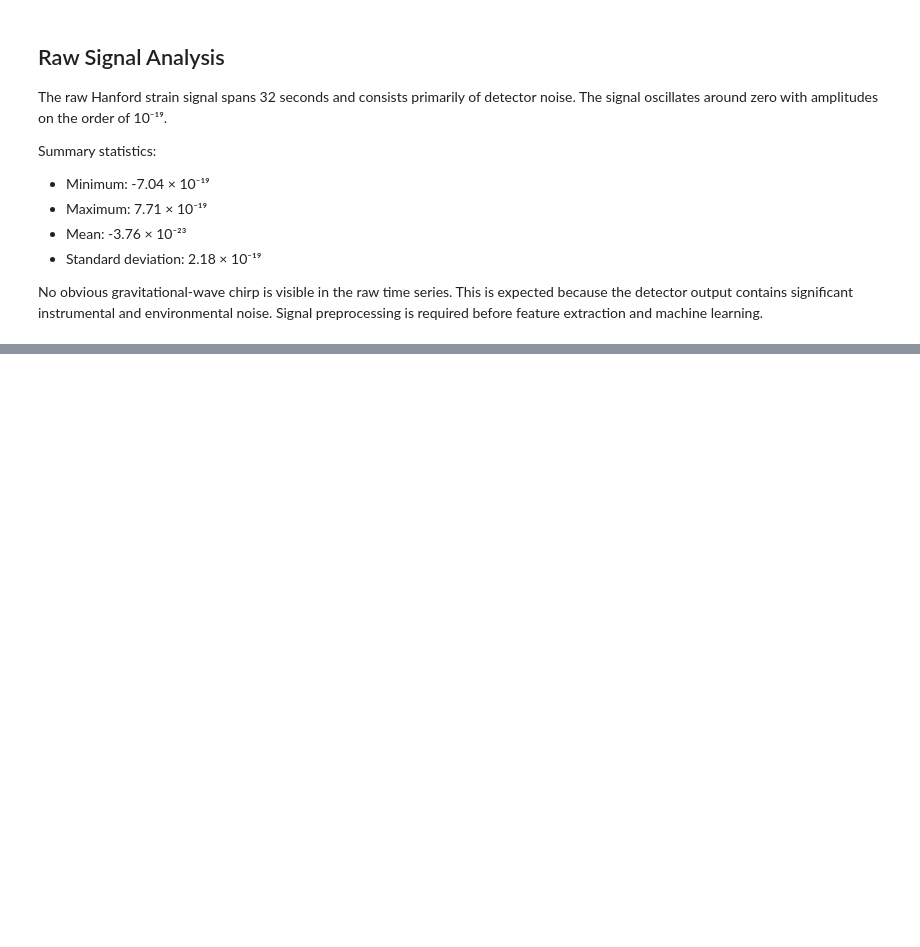
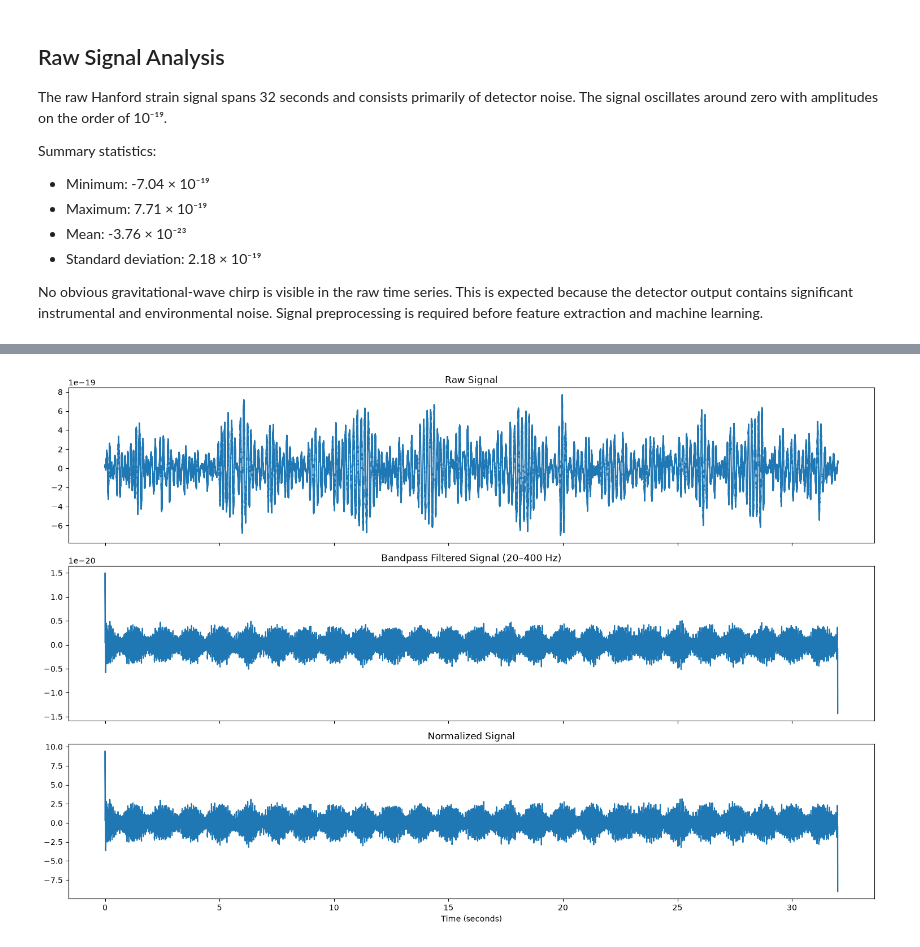
Before and after one commit to Prachi-Mehta-376/GWVision, a Jupyter notebook: notebooks/01_data_exploration.ipynb, the cells around one changed output, grey strips where cells are left out. Saved outputs shown, nothing was run; the diff lists cells and outputs as text; code cells hidden in the pictures; blank space fills up the shorter version.

```diff
--- a/notebooks/01_data_exploration.ipynb
+++ b/notebooks/01_data_exploration.ipynb
@@ -213,0 +348,18 @@ No obvious gravitational-wave chirp is visible in the raw time series. This is e
+# %%
+fig, axes = plt.subplots(3, 1, figsize=(15, 10), sharex=True)
+
+axes[0].plot(time, strain)
+axes[0].set_title("Raw Signal")
+
+axes[1].plot(time, filtered_signal)
+axes[1].set_title("Bandpass Filtered Signal (20–400 Hz)")
+
+axes[2].plot(time, normalized_signal)
+axes[2].set_title("Normalized Signal")
+
+axes[2].set_xlabel("Time (seconds)")
+
+plt.tight_layout()
+plt.show()
+# %% [output]
+[figure, added]
```
Also changed, not shown: parts of 17 cells of this notebook, 1 other file.
